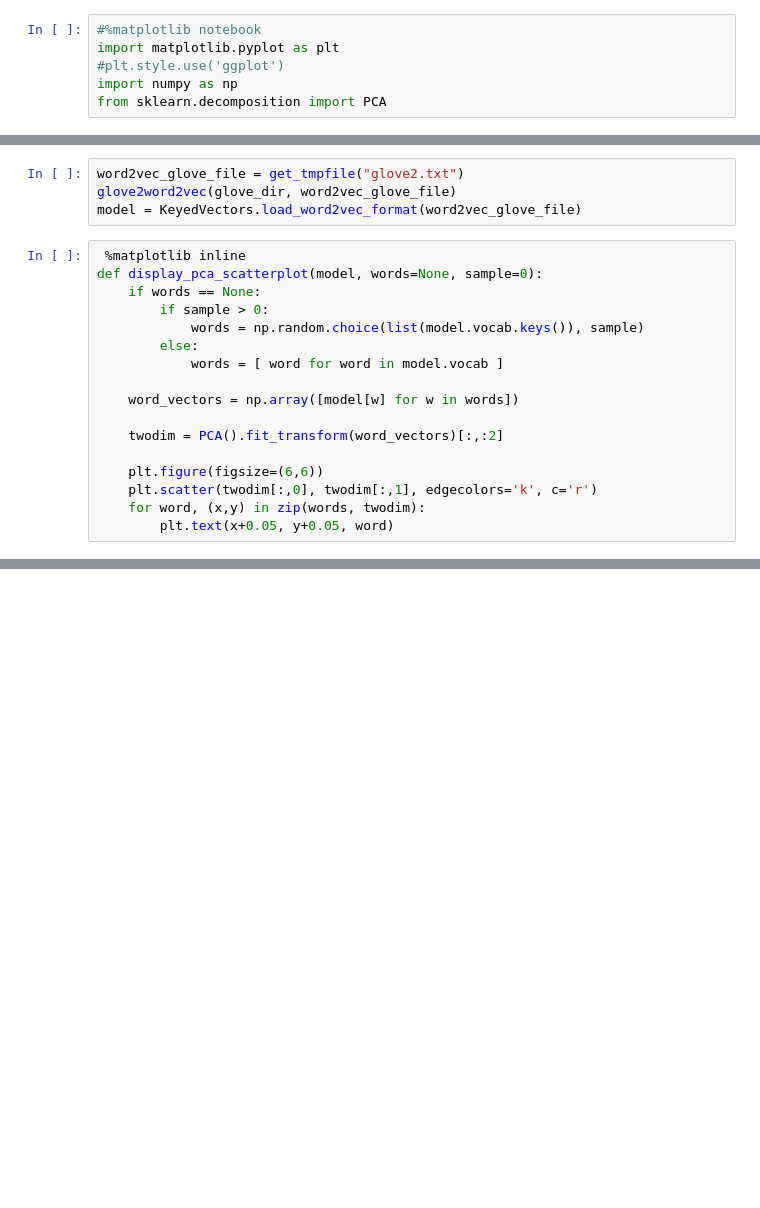
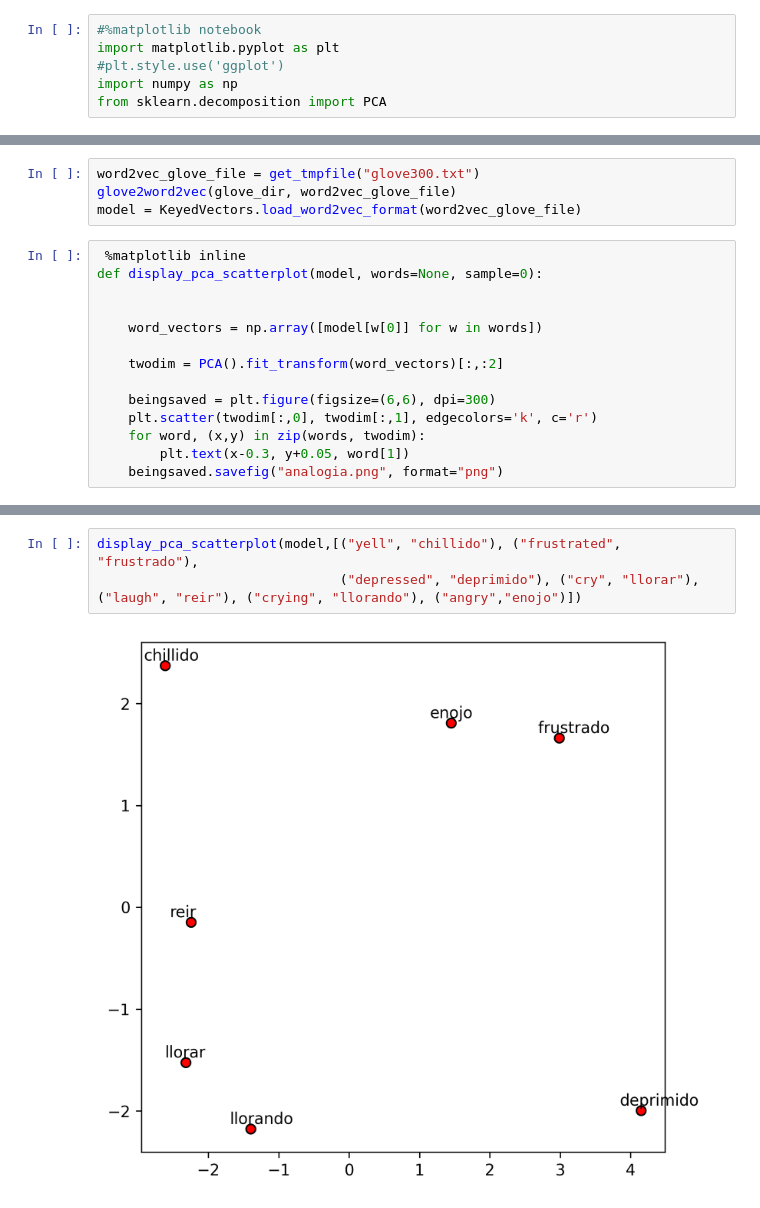
Before and after one commit to v1ktop/data_augmentation_for_author_profiling, a Jupyter notebook: notebooks/Ejemplos_Glove.ipynb, the cells around one changed output, grey strips where cells are left out. Drawn from its saved outputs; the diff is of its cells as text; blank space fills up the shorter version.

```diff
--- a/notebooks/Ejemplos_Glove.ipynb
+++ b/notebooks/Ejemplos_Glove.ipynb
@@ -16,21 +27,18 @@ glove_dir="D:\Models\glove\glove.42B\glove.42B.300d.txt"
 # %%
-word2vec_glove_file = get_tmpfile("glove2.txt")
+word2vec_glove_file = get_tmpfile("glove300.txt")
 glove2word2vec(glove_dir, word2vec_glove_file)
 model = KeyedVectors.load_word2vec_format(word2vec_glove_file)
 # %%
  %matplotlib inline
 def display_pca_scatterplot(model, words=None, sample=0):
-    if words == None:
-        if sample > 0:
-            words = np.random.choice(list(model.vocab.keys()), sample)
-        else:
-            words = [ word for word in model.vocab ]
 
-    word_vectors = np.array([model[w] for w in words])
+
+    word_vectors = np.array([model[w[0]] for w in words])
 
     twodim = PCA().fit_transform(word_vectors)[:,:2]
 
-    plt.figure(figsize=(6,6))
+    beingsaved = plt.figure(figsize=(6,6), dpi=300)
     plt.scatter(twodim[:,0], twodim[:,1], edgecolors='k', c='r')
     for word, (x,y) in zip(words, twodim):
-        plt.text(x+0.05, y+0.05, word)
+        plt.text(x-0.3, y+0.05, word[1])
+    beingsaved.savefig("analogia.png", format="png")
@@ -330,0 +71,5 @@ model.most_similar("happiness")
+# %%
+display_pca_scatterplot(model,[("yell", "chillido"), ("frustrated", "frustrado"),
+                               ("depressed", "deprimido"), ("cry", "llorar"), ("laugh", "reir"), ("crying", "llorando"), ("angry","enojo")])
+# %% [output]
+[figure, added]
```
Also changed, not shown: parts of 34 cells of this notebook, 9 other files.
